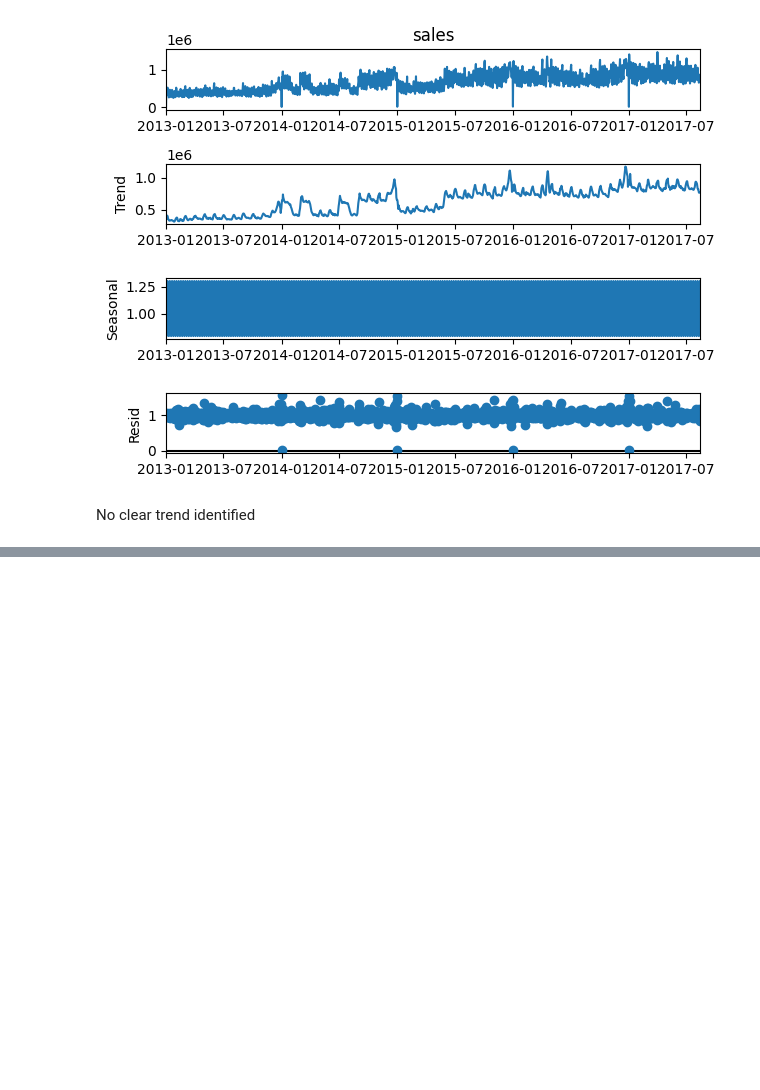
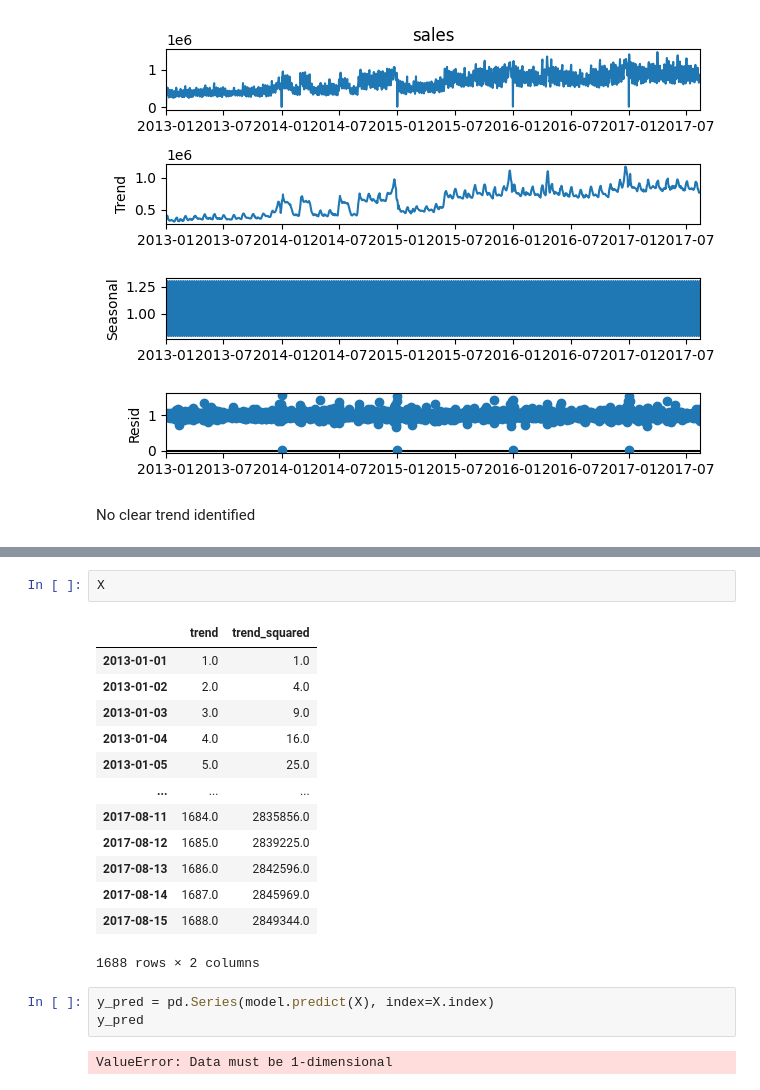
Before and after one commit to kwonowk/store-sales-forecast_kaggle, a Jupyter notebook: forecast.ipynb, the cells around one changed output, grey strips where cells are left out. Cells and saved outputs as stored; diff of their text form; blank space fills up the shorter version.

```diff
--- a/forecast.ipynb
+++ b/forecast.ipynb
@@ -211,0 +184,21 @@ KeyboardInterrupt:
+# %%
+X
+# %% [output]
+|  | trend | trend_squared |
+| 2013-01-01 | 1.0 | 1.0 |
+| 2013-01-02 | 2.0 | 4.0 |
+| 2013-01-03 | 3.0 | 9.0 |
+| 2013-01-04 | 4.0 | 16.0 |
+| 2013-01-05 | 5.0 | 25.0 |
+| ... | ... | ... |
+| 2017-08-11 | 1684.0 | 2835856.0 |
+| 2017-08-12 | 1685.0 | 2839225.0 |
+| 2017-08-13 | 1686.0 | 2842596.0 |
+| 2017-08-14 | 1687.0 | 2845969.0 |
+| 2017-08-15 | 1688.0 | 2849344.0 |
+1688 rows × 2 columns
+# %%
+y_pred = pd.Series(model.predict(X), index=X.index)
+y_pred
+# %% [output]
+ValueError: Data must be 1-dimensional
```
Also changed, not shown: parts of 8 cells of this notebook.
